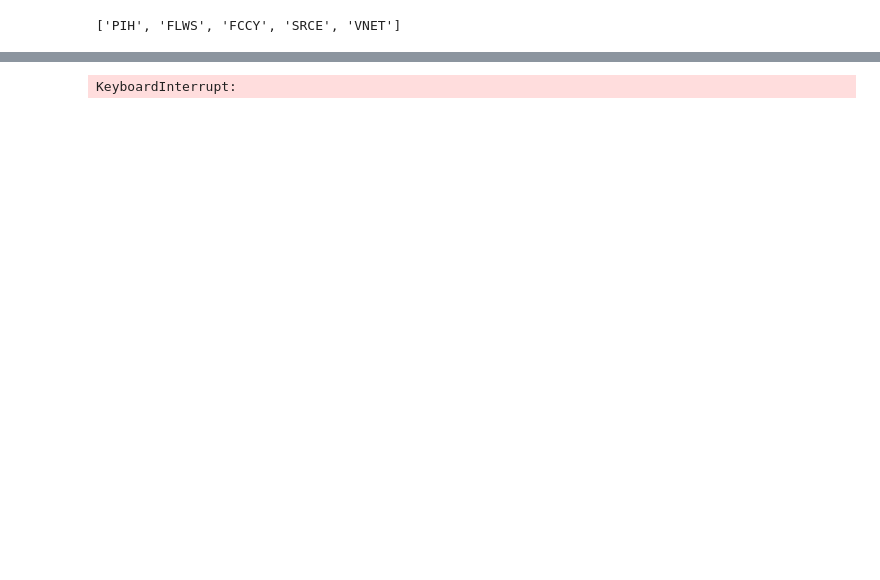
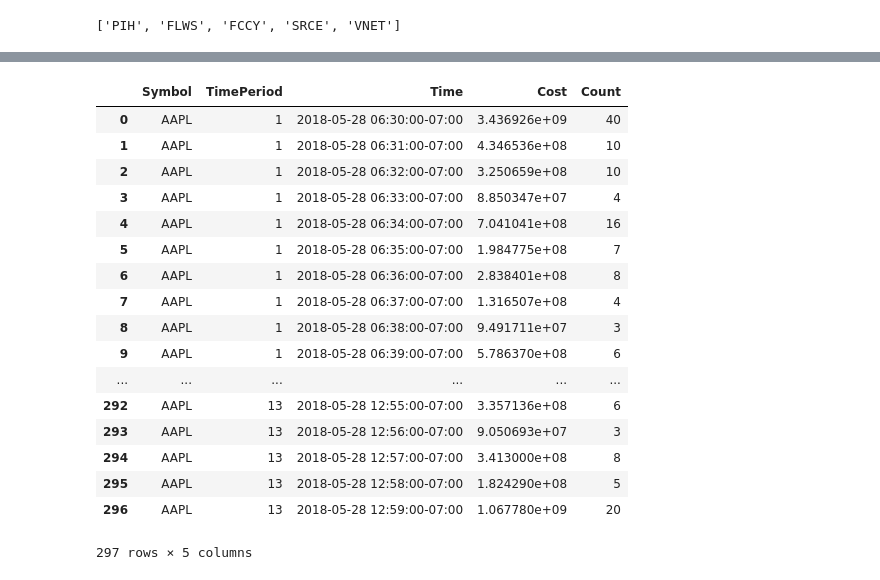
Before and after one commit to alekseystryukov/notebooks, a Jupyter notebook: N07.ipynb, the cells around one changed output, grey strips where cells are left out. Drawn from its saved outputs; the diff is of its cells as text; code cells hidden in the pictures; blank space fills up the shorter version.

```diff
--- a/N07.ipynb
+++ b/N07.ipynb
@@ -270,17 +270,20 @@ from lxml import html
 import re
 
 
-NUM_THREADS = 300
+NUM_THREADS = 10
 
-def pull_trades(proxy, q, r, stock, time, pageno=None):
+class PullException(Exception):
+    pass
+
+def pull_trades(request_query, response_query, stock, time, pageno=None):
 
     base_url = "http://www.nasdaq.com/symbol/{symbol}/time-sales?time={time}&pageno={pageno}"
     url = base_url.format(symbol=stock.lower(), time=time, pageno=pageno or 1)
     try:
-        page_res = requests.get(url, timeout=12, proxies={'http': "http://{}".format(proxy)})
+        page_res = requests.get(url, timeout=12)
         tree = html.fromstring(page_res.content)
     except Exception as e:
-        raise ProxyFailException()
+        raise PullException(str(e))
     else:
         if pageno is None:
             pager = tree.find('.//ul[@id="pager"]')
@@ -293,64 +296,40 @@ def pull_trades(proxy, q, r, stock, time, pageno=None):
                     max_page = int(query_params['pageno'][0])
 
                     for pn in range(1, max_page + 1):
-                        q.put((stock, time, pn))
+                        request_query.put((stock, time, pn))
             else:
-                raise ProxyFailException('The pager is missing')
+                raise PullException('The pager is missing')
 
         select = tree.find('.//select[@id="quotes_content_left_DropDowntimerange"]')
         if select is None or int(select.value) != time:
-            raise ProxyFailException('Wrong response from server')
+            raise PullException('Wrong response from server')
 
         table = tree.find('.//table[@id="AfterHoursPagingContents_Table"]')
         if table is None:
-            raise ProxyFailException('The table is missing')
+            raise PullException('The table is missing')
         else:
             for row in table:
                 if row.tag == 'tr':
-                    r.put((stock, time) + tuple(col.text_content() for col in row))
-
-class ProxyFailException(Exception):
-    pass
+                    response_query.put((stock, time) + tuple(col.text_content() for col in row))
 
 def load_trades_data(symbol_data, now):
 
     tasks = queue.Queue() # queue with arguments for the 'get_transactions' function
     responses = queue.Queue() # queue with raw responses
-    proxies = queue.Queue()
-
-    with open("approved_proxies.csv", "r") as f:
-        proxies_list = f.read().split()
-
-    for p in proxies_list:
-        proxies.put(p)
-
-    def get_proxy():
-        try:
-            proxy = proxies.get_nowait()
-        except queue.Empty:
-            pass
-        else:
-            return proxy
 
     def worker():
-        proxy = get_proxy()
-        while proxy is not None:
+        while True:
             args = tasks.get()
             if args is None:
                 break
-            while True:
-                try:
-                    pull_trades(proxy, tasks, responses, *args)
 
-                except ProxyFailException as e:
-                    proxy = get_proxy()
-                    if proxy is None:
-                        tasks.put(args)  # put the task back and die
-                        break
-                else:
-                    break
+            try:
+                pull_trades(tasks, responses, *args)
+            except PullException as e:
+                print("You've probably been blocked by nasdaq. Try to decrease NUM_THREADS and rerun later")
+                raise(e)
+
             tasks.task_done()
-
 
     threads = []
     for i in range(NUM_THREADS):
@@ -377,33 +356,50 @@ def load_trades_data(symbol_data, now):
     symbols, time_periods, prices, volumes, times = tuple([] for i in range(5))
     while True:
         try:
             symbol, time_period, time_s, price, volume = responses.get(block=False)
         except queue.Empty:
             break
         else:
             volume = int(re.sub(r'[^\d]+', '', volume))
             if volume >= 1000:
                 minute = re.sub(r'[^\d:]+', '', time_s)[:5]
                 trade_time = now.astimezone(DATA_TIMEZONE).replace(
                     hour=int(minute[:2]), minute=int(minute[3:5]), second=0, microsecond=0,
                 ).astimezone(LOCAL_TZ)
 
                 symbols.append(symbol)
                 time_periods.append(time_period)
                 prices.append(float(re.sub(r'[^\d\.]+', '', price)))
                 volumes.append(volume)
                 times.append(trade_time)
 
     df = pd.DataFrame(dict(Symbol=symbols, TimePeriod=time_periods, Price=prices, Time=times, Volume=volumes))
     df['Cost'] = df.Price * df.Volume * 100
     df['Count'] = 1
     df = df.groupby(['Symbol', 'TimePeriod', 'Time'], as_index=False)['Cost', 'Count'].sum()
     df = df.sort_values(by=['Symbol', 'Time'])
     return df
 
 now = datetime.now(tz=LOCAL_TZ)
-trade_lots_df = load_trades_data({"AAPL": tuple(range(1, 12))}, now)
+trade_lots_df = load_trades_data({"AAPL": tuple(range(1, 14))}, now)
 trade_lots_df
 # %% [output]
+|  | Symbol | TimePeriod | Time | Cost | Count |
+| 0 | AAPL | 1 | 2018-05-28 06:30:00-07:00 | 3.436926e+09 | 40 |
+| 1 | AAPL | 1 | 2018-05-28 06:31:00-07:00 | 4.346536e+08 | 10 |
+| 2 | AAPL | 1 | 2018-05-28 06:32:00-07:00 | 3.250659e+08 | 10 |
+| 3 | AAPL | 1 | 2018-05-28 06:33:00-07:00 | 8.850347e+07 | 4 |
+| 4 | AAPL | 1 | 2018-05-28 06:34:00-07:00 | 7.041041e+08 | 16 |
+| 5 | AAPL | 1 | 2018-05-28 06:35:00-07:00 | 1.984775e+08 | 7 |
+| 6 | AAPL | 1 | 2018-05-28 06:36:00-07:00 | 2.838401e+08 | 8 |
+| 7 | AAPL | 1 | 2018-05-28 06:37:00-07:00 | 1.316507e+08 | 4 |
+| 8 | AAPL | 1 | 2018-05-28 06:38:00-07:00 | 9.491711e+07 | 3 |
+| 9 | AAPL | 1 | 2018-05-28 06:39:00-07:00 | 5.786370e+08 | 6 |
+| ... | ... | ... | ... | ... | ... |
+| 292 | AAPL | 13 | 2018-05-28 12:55:00-07:00 | 3.357136e+08 | 6 |
+| 293 | AAPL | 13 | 2018-05-28 12:56:00-07:00 | 9.050693e+07 | 3 |
+| 294 | AAPL | 13 | 2018-05-28 12:57:00-07:00 | 3.413000e+08 | 8 |
+| 295 | AAPL | 13 | 2018-05-28 12:58:00-07:00 | 1.824290e+08 | 5 |
+| 296 | AAPL | 13 | 2018-05-28 12:59:00-07:00 | 1.067780e+09 | 20 |
-KeyboardInterrupt:
+297 rows × 5 columns
 # %%
```
Also changed, not shown: parts of 10 cells of this notebook, 1 other file.
